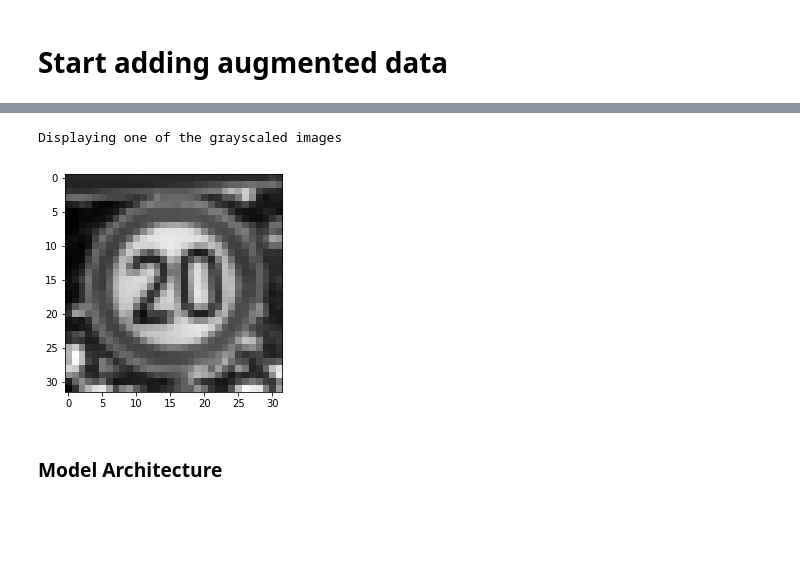
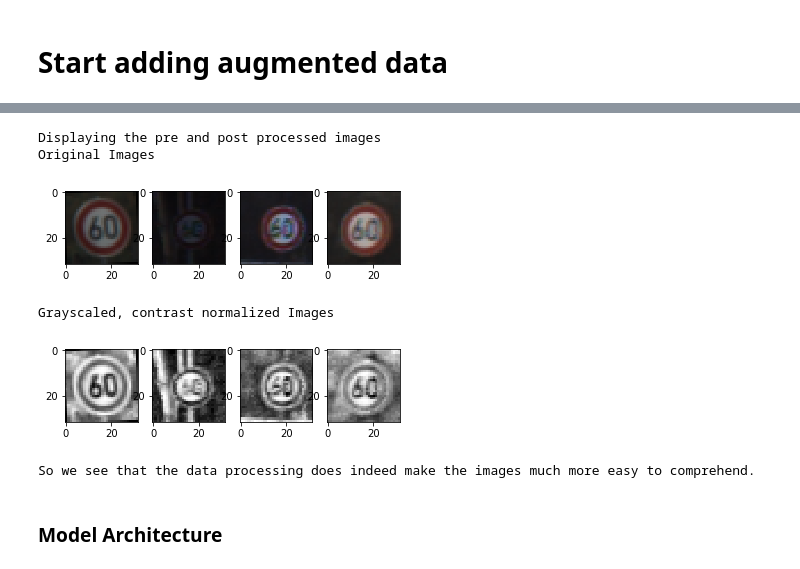
Before and after one commit to rudraxx/sdnd_abhishek, a Jupyter notebook: CarND-Traffic-Sign-Classifier-Project/Traffic_Sign_Classifier.ipynb, the cells around one changed output, grey strips where cells are left out. Saved outputs shown, nothing was run; the diff lists cells and outputs as text; code cells hidden in the pictures; blank space fills up the shorter version.

Commit message:
Adding clahe contrast normalization

```diff
--- a/CarND-Traffic-Sign-Classifier-Project/Traffic_Sign_Classifier.ipynb
+++ b/CarND-Traffic-Sign-Classifier-Project/Traffic_Sign_Classifier.ipynb
@@ -250,10 +253,13 @@ New total training data size: (67625, 32, 32, 3)
 # %%
 # Plot a few of the new imageset for category 0
 
-temp = X_train[y_train==0]
+print("Display few images from the test data set before preprocessing")
+
+temp = X_train[y_train==3]
 # print(temp.shape)
+rand_idx = np.random.randint(0,temp.shape[0],10)
 for i in range(9):
-    plt.subplot(3,3,i+1), plt.imshow(temp[np.random.randint(0,temp.shape[0])])
+    plt.subplot(3,3,i+1), plt.imshow(temp[rand_idx[i]])
 
 plt.show()
 # %% [output]
@@ -261,43 +268,80 @@ plt.show()
 # %%
 ### Preprocessing data
-#import cv2
+import cv2
 
 # For training and validation data
 # Step 1: Convert  to grayscale
-# Step 2: Scale the values from 0-255 to 0.1 to 0.9
+# Step 2: Contrast normalize using CLAHE
+# Step 3: Scale the values from 0-255 to 0.1 to 0.9
+
+
+def grayscale(image):
+    new_image = cv2.cvtColor(image,cv2.COLOR_RGB2GRAY)
+    return new_image
+
+def contrast_normalize_clahe(image):
+    clahe = cv2.createCLAHE(clipLimit=10.0, tileGridSize=(4,4))
+    new_image = clahe.apply(image)
+    new_image  = np.reshape(new_image,(32,32,1)).astype('float32')
+    return new_image
+
 def normalize(image):
     new_image = (image/255) * 0.8 + 0.1
     return new_image
 
-def grayscale(image):
-    gray_image = cv2.cvtColor(image,cv2.COLOR_RGB2GRAY)
-    new_image  = np.reshape(gray_image,(32,32,1)).astype('float32')
+def preprocessing(image):
+    gray_image = grayscale(image)
+    clahe_image = contrast_normalize_clahe(gray_image)
+    new_image = normalize(clahe_image)
     return new_image
 
-# Grayscale training data
+# Grayscale,contrast normalize, and normalize training data
 X_train_gray = np.ndarray((n_train,32,32,1),dtype='float32')
 for image_id in range(0,n_train):
     image = X_train[image_id]
-    # Convert to grayscale
-    gray_image = grayscale(image)
-    new_image = normalize(gray_image)
+    # Preprocess the image
+    new_image = preprocessing(image)
     X_train_gray[image_id] = new_image
 
-# Grayscale validation data
+# Grayscale,contrast normalize, and normalize validation data
 X_valid_gray = np.ndarray((n_valid,32,32,1),dtype='float32')
 for image_id in range(0,n_valid):
     image = X_valid[image_id]
-    # Convert to grayscale
-    gray_image = grayscale(image)
-    new_image = normalize(gray_image)
+    # Preprocess the image
+    new_image = preprocessing(image)
     X_valid_gray[image_id] = new_image
 
-print('Displaying one of the grayscaled images')
-plt.imshow(np.reshape(X_train_gray[np.random.randint(0,n_train)],(32,32)),cmap='gray')
+# Grayscale,contrast normalize, and normalize validation data
+X_test_gray = np.ndarray((n_test,32,32,1),dtype='float32')
+for image_id in range(0,n_test):
+    image = X_test[image_id]
+    # Preprocess the image
+    new_image = preprocessing(image)
+    X_test_gray[image_id] = new_image
+
+print("Displaying the pre and post processed images")
+numImages = 4
+
+temp_gray = X_train_gray[y_train==3]
+
+print("Original Images")
+for i in range(numImages):
+    plt.subplot(1,numImages,i+1), plt.imshow(temp[rand_idx[i]])
 plt.show()
+
+print("Grayscaled, contrast normalized Images")
+for i in range(numImages):
+    plt.subplot(1,numImages,i+1), plt.imshow(np.reshape(temp_gray[rand_idx[i]],(32,32)),cmap='gray')
+plt.show()
+
+print('So we see that the data processing does indeed make the images much more easy to comprehend.')
 # %% [output]
-Displaying one of the grayscaled images
+Displaying the pre and post processed images
+Original Images
-[figure, old version]
+[figure, new version]
+Grayscaled, contrast normalized Images
+[figure, added]
+So we see that the data processing does indeed make the images much more easy to comprehend.
 # %% [markdown]
 ### Model Architecture
 # %%
```
Also changed, not shown: parts of 9 cells of this notebook, 18 other files.
